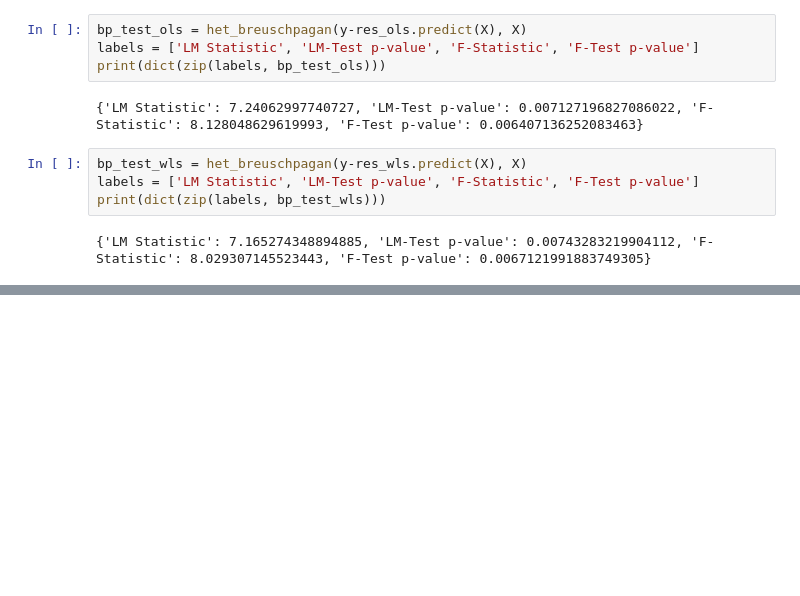
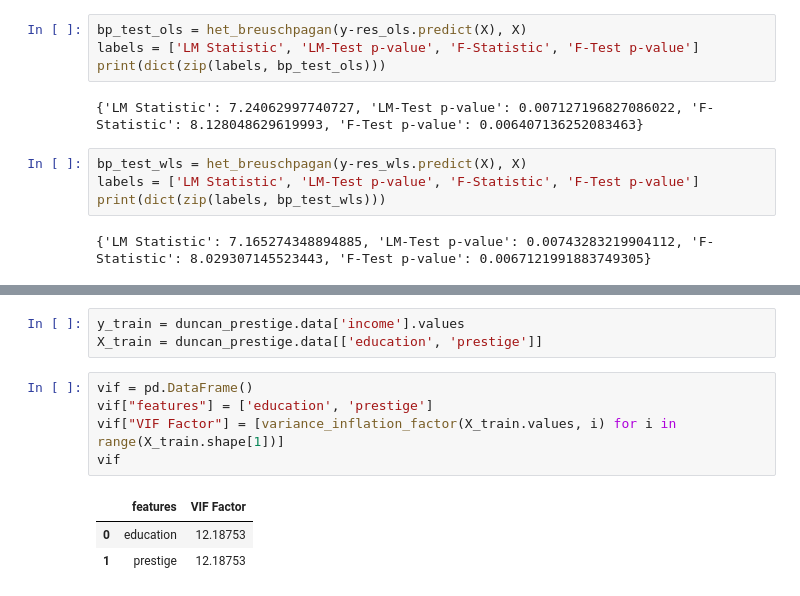
Before and after one commit to albergar2/data_science_material, a Jupyter notebook: ML/supervised/01-linear_regression.ipynb, the cells around one changed output, grey strips where cells are left out. Drawn from its saved outputs; the diff is of its cells as text; blank space fills up the shorter version.

```diff
--- a/ML/supervised/01-linear_regression.ipynb
+++ b/ML/supervised/01-linear_regression.ipynb
@@ -305,0 +316,12 @@ print(dict(zip(labels, bp_test_wls)))
+# %%
+y_train = duncan_prestige.data['income'].values
+X_train = duncan_prestige.data[['education', 'prestige']]
+# %%
+vif = pd.DataFrame()
+vif["features"] = ['education', 'prestige']
+vif["VIF Factor"] = [variance_inflation_factor(X_train.values, i) for i in range(X_train.shape[1])]
+vif
+# %% [output]
+|  | features | VIF Factor |
+| 0 | education | 12.18753 |
+| 1 | prestige | 12.18753 |
```
Also changed, not shown: parts of 20 cells of this notebook, 1 other file.
